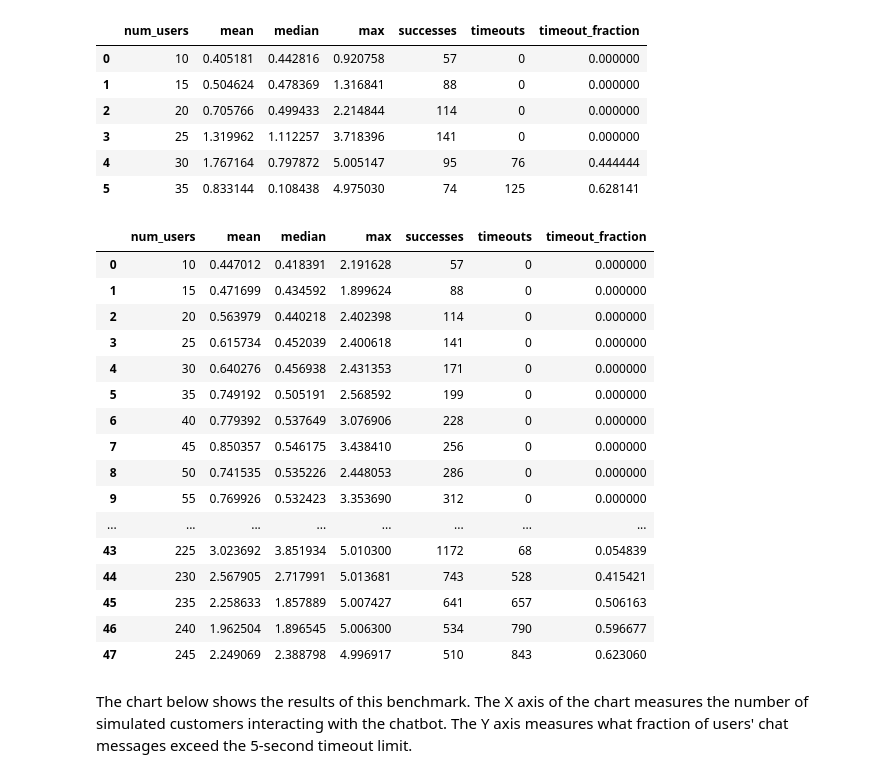
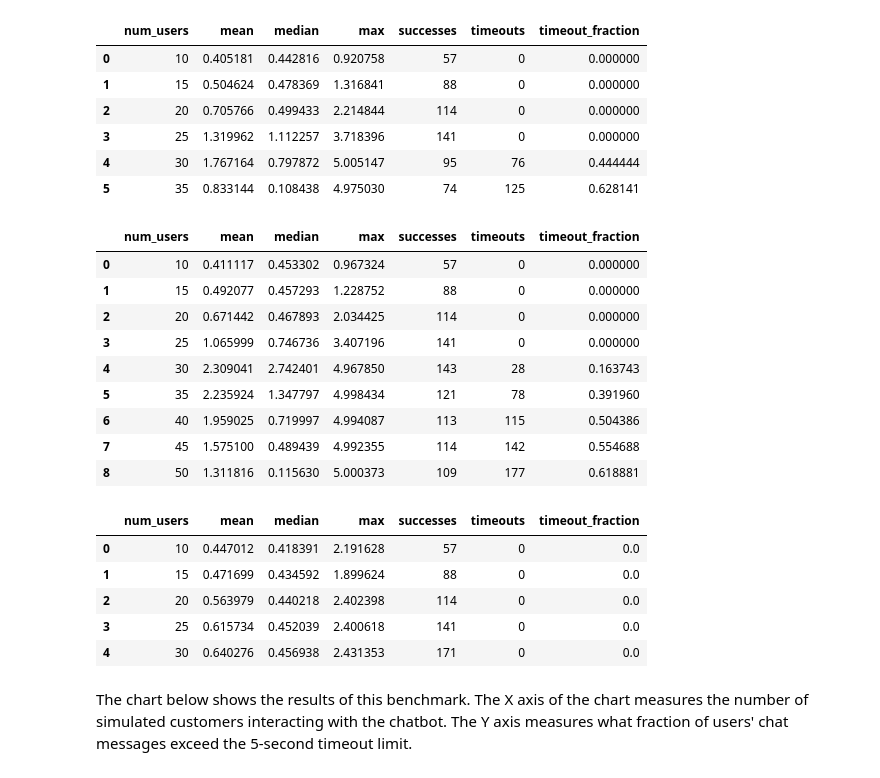
Before and after one commit to project-codeflare/zero-copy-model-loading, a Jupyter notebook: notebooks/benchmark/benchmark.ipynb, the cells around one changed output. Drawn from its saved outputs; the diff is of its cells as text; code cells hidden in the pictures.

```diff
--- a/notebooks/benchmark/benchmark.ipynb
+++ b/notebooks/benchmark/benchmark.ipynb
@@ -464,28 +544,33 @@ baseline_stats
 | 3 | 25 | 1.319962 | 1.112257 | 3.718396 | 141 | 0 | 0.000000 |
 | 4 | 30 | 1.767164 | 0.797872 | 5.005147 | 95 | 76 | 0.444444 |
 | 5 | 35 | 0.833144 | 0.108438 | 4.975030 | 74 | 125 | 0.628141 |
+# %%
+# Don't include this cell in the blog
+# Load up the Ray baseline results
+ray_baseline_stats = pd.read_csv('outputs/ray_baseline_agg.csv')
+ray_baseline_stats
+# %% [output]
+|  | num_users | mean | median | max | successes | timeouts | timeout_fraction |
+| 0 | 10 | 0.411117 | 0.453302 | 0.967324 | 57 | 0 | 0.000000 |
+| 1 | 15 | 0.492077 | 0.457293 | 1.228752 | 88 | 0 | 0.000000 |
+| 2 | 20 | 0.671442 | 0.467893 | 2.034425 | 114 | 0 | 0.000000 |
+| 3 | 25 | 1.065999 | 0.746736 | 3.407196 | 141 | 0 | 0.000000 |
+| 4 | 30 | 2.309041 | 2.742401 | 4.967850 | 143 | 28 | 0.163743 |
+| 5 | 35 | 2.235924 | 1.347797 | 4.998434 | 121 | 78 | 0.391960 |
+| 6 | 40 | 1.959025 | 0.719997 | 4.994087 | 113 | 115 | 0.504386 |
+| 7 | 45 | 1.575100 | 0.489439 | 4.992355 | 114 | 142 | 0.554688 |
+| 8 | 50 | 1.311816 | 0.115630 | 5.000373 | 109 | 177 | 0.618881 |
 # %%
 # Don't include this cell in the blog
 zerocopy_stats = pd.read_csv('outputs/zerocopy_agg.csv')
-zerocopy_stats
+zerocopy_stats.head()
 # %% [output]
 |  | num_users | mean | median | max | successes | timeouts | timeout_fraction |
-| 0 | 10 | 0.447012 | 0.418391 | 2.191628 | 57 | 0 | 0.000000 |
-| 1 | 15 | 0.471699 | 0.434592 | 1.899624 | 88 | 0 | 0.000000 |
-| 2 | 20 | 0.563979 | 0.440218 | 2.402398 | 114 | 0 | 0.000000 |
-| 3 | 25 | 0.615734 | 0.452039 | 2.400618 | 141 | 0 | 0.000000 |
-| 4 | 30 | 0.640276 | 0.456938 | 2.431353 | 171 | 0 | 0.000000 |
-| 5 | 35 | 0.749192 | 0.505191 | 2.568592 | 199 | 0 | 0.000000 |
-| 6 | 40 | 0.779392 | 0.537649 | 3.076906 | 228 | 0 | 0.000000 |
-| 7 | 45 | 0.850357 | 0.546175 | 3.438410 | 256 | 0 | 0.000000 |
-| 8 | 50 | 0.741535 | 0.535226 | 2.448053 | 286 | 0 | 0.000000 |
-| 9 | 55 | 0.769926 | 0.532423 | 3.353690 | 312 | 0 | 0.000000 |
-| ... | ... | ... | ... | ... | ... | ... | ... |
-| 43 | 225 | 3.023692 | 3.851934 | 5.010300 | 1172 | 68 | 0.054839 |
-| 44 | 230 | 2.567905 | 2.717991 | 5.013681 | 743 | 528 | 0.415421 |
-| 45 | 235 | 2.258633 | 1.857889 | 5.007427 | 641 | 657 | 0.506163 |
-| 46 | 240 | 1.962504 | 1.896545 | 5.006300 | 534 | 790 | 0.596677 |
-| 47 | 245 | 2.249069 | 2.388798 | 4.996917 | 510 | 843 | 0.623060 |
+| 0 | 10 | 0.447012 | 0.418391 | 2.191628 | 57 | 0 | 0.0 |
+| 1 | 15 | 0.471699 | 0.434592 | 1.899624 | 88 | 0 | 0.0 |
+| 2 | 20 | 0.563979 | 0.440218 | 2.402398 | 114 | 0 | 0.0 |
+| 3 | 25 | 0.615734 | 0.452039 | 2.400618 | 141 | 0 | 0.0 |
+| 4 | 30 | 0.640276 | 0.456938 | 2.431353 | 171 | 0 | 0.0 |
 # %% [markdown]
 The chart below shows the results of this benchmark. The X axis of the chart measures the number of simulated customers interacting with the chatbot. The Y axis measures what fraction of users' chat messages exceed the 5-second timeout limit.
 # %%
```
Also changed, not shown: parts of 33 cells of this notebook, 12 other files.
